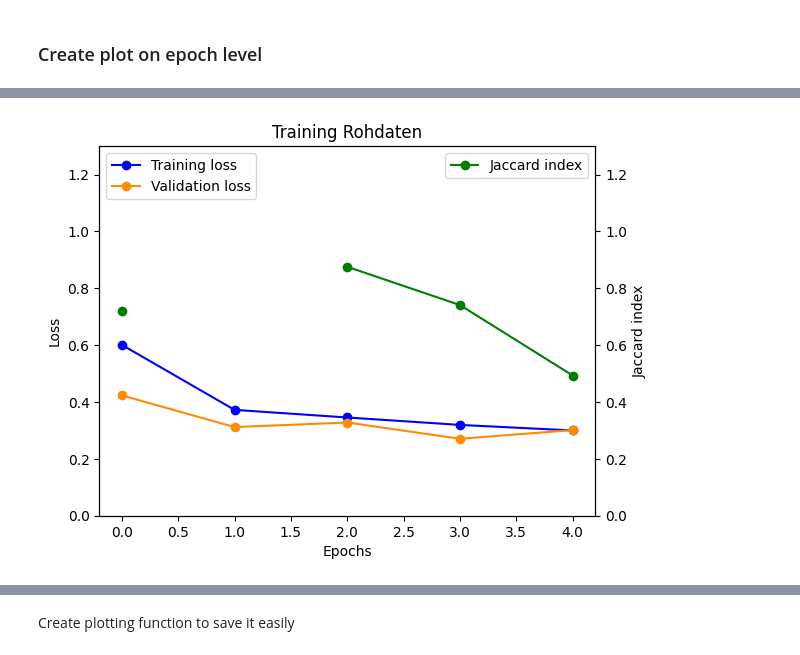
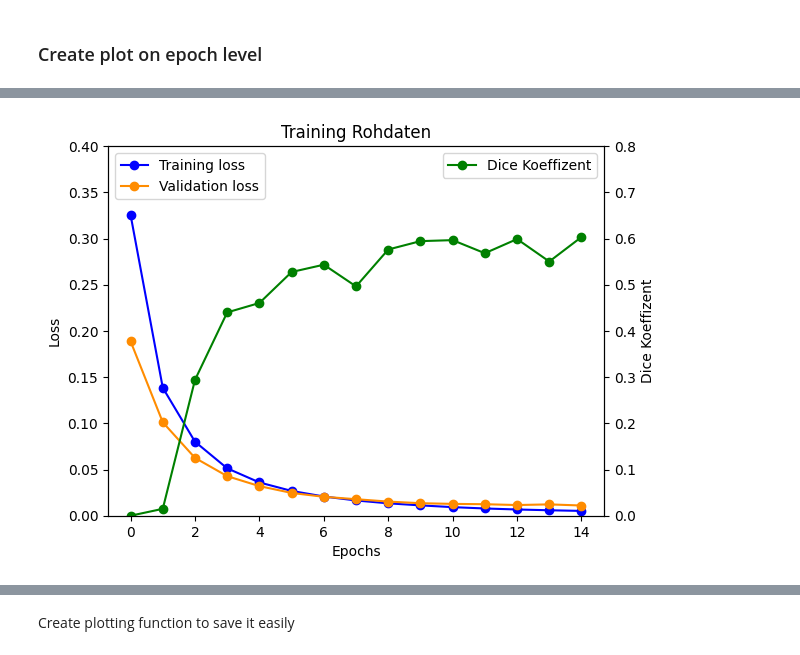
Before and after one commit to Taraman12/Solarpark-detection, a Jupyter notebook: Notebooks/ML_Modell/train_u_net.ipynb, the cells around one changed output, grey strips where cells are left out. Saved outputs shown, nothing was run; the diff lists cells and outputs as text; code cells hidden in the pictures.

```diff
--- a/Notebooks/ML_Modell/train_u_net.ipynb
+++ b/Notebooks/ML_Modell/train_u_net.ipynb
@@ -59,7 +60,7 @@ def train(
 
         pred = model(X)
 
-        loss = loss_fn(pred.squeeze(1), y.to(torch.float32))
+        loss = loss_fn(pred, y.to(torch.float32)) # pred.squeeze(1)
         loss_vals.append(loss.item())
         # Backpropagation
         optimizer.zero_grad()
@@ -119,14 +122,14 @@ print(f"Using {device} device")
 # %% [output]
 Using cuda device
 # %%
-root = Path(r"C:\Users\Fabian\Documents\Github_Masterthesis\Solarpark-detection")
+root = Path(r"C:\Users\Fabian\Documents\Github_Masterthesis\Solarpark-detection\data_local\data_splitted_undersampling_cleaned")
 
-train_images_path = Path(r"C:\Users\Fabian\Documents\Github_Masterthesis\Solarpark-detection\data_local\data_splitted_undersampling\train\images")
-train_masks_path = Path(r"C:\Users\Fabian\Documents\Github_Masterthesis\Solarpark-detection\data_local\data_splitted_undersampling\train\masks")
-val_images_path = Path(r"C:\Users\Fabian\Documents\Github_Masterthesis\Solarpark-detection\data_local\data_splitted_undersampling\val\images")
-val_masks_path = Path(r"C:\Users\Fabian\Documents\Github_Masterthesis\Solarpark-detection\data_local\data_splitted_undersampling\val\masks")
-test_images_path = Path(r"C:\Users\Fabian\Documents\Github_Masterthesis\Solarpark-detection\data_local\data_splitted_undersampling\test\images")
-test_masks_path = Path(r"C:\Users\Fabian\Documents\Github_Masterthesis\Solarpark-detection\data_local\data_splitted_undersampling\test\masks")
+train_images_path = Path(root / "train/images")
+train_masks_path = Path(root / "train/masks")
+val_images_path = Path(root / "val/images")
+val_masks_path = Path(root / "val/masks")
+test_images_path = Path(root / "test/images")
+test_masks_path = Path(root / "test/masks")
 # %%
 train_dataset = GeoImageDataset(train_images_path, train_masks_path)
 val_dataset = GeoImageDataset(val_images_path, val_masks_path)
@@ -155,14 +158,15 @@ model = smp.Unet(
     activation='sigmoid',
 ).to(device)
 # %%
-epochs = 5
+epochs = 15
 max_lr = 0.001
 
 optimizer = Adam(model.parameters(), lr=max_lr)
 
 scheduler = OneCycleLR(optimizer, max_lr=max_lr, steps_per_epoch=len(train_dataloader),epochs=epochs)
 
-loss_fn = smp.losses.DiceLoss(mode="binary", log_loss=False, from_logits=False)
+# loss_fn = smp.losses.DiceLoss(mode="binary", log_loss=False, from_logits=False)
+loss_fn = nn.BCELoss()
 # %%
 train_loss_vals = []
 val_loss_vals = []
@@ -339,25 +331,25 @@ val_jaccard_idx_single_cpu = [tensor.detach().cpu().numpy().mean() for tensor in
 # %%
 epochs = range(1, len(train_loss_single) + 1)
 orange = '#FF8C00'
 fig, ax1 = plt.subplots()
 ax2 = ax1.twinx()
 ax1.plot(train_loss_single, 'b-o', label='Training loss')
 ax1.plot(val_loss_single, '-o', color=orange, label='Validation loss')
-ax2.plot(val_jaccard_idx_single_cpu, 'g-o', label='Jaccard index')
+ax2.plot(val_jaccard_idx_single, 'g-o', label='Dice Koeffizent')
 plt.title('Training Rohdaten')
 
 ax1.set_xlabel('Epochs')
 ax1.set_ylabel('Loss')
 ax1.legend(loc='upper left')
 ax2.legend(loc='upper right')
-ax2.set_ylabel('Jaccard index')
+ax2.set_ylabel('Dice Koeffizent')
 # plt.xlim(0, len(train_loss_single))
-ax1.set_ylim(0, 1.3)
-ax2.set_ylim(0, 1.3)
+ax1.set_ylim(0, 0.4)
+ax2.set_ylim(0, 0.8)
 # plt.legend()
 plt.show()
 # %% [output]
-[figure, old version]
+[figure, new version]
 # %%
 df = pd.DataFrame({'train_loss': train_loss_single, 'test_loss': val_loss_single, 'jaccard': val_jaccard_idx_single_cpu})
 df
```
Also changed, not shown: parts of 43 cells of this notebook.
